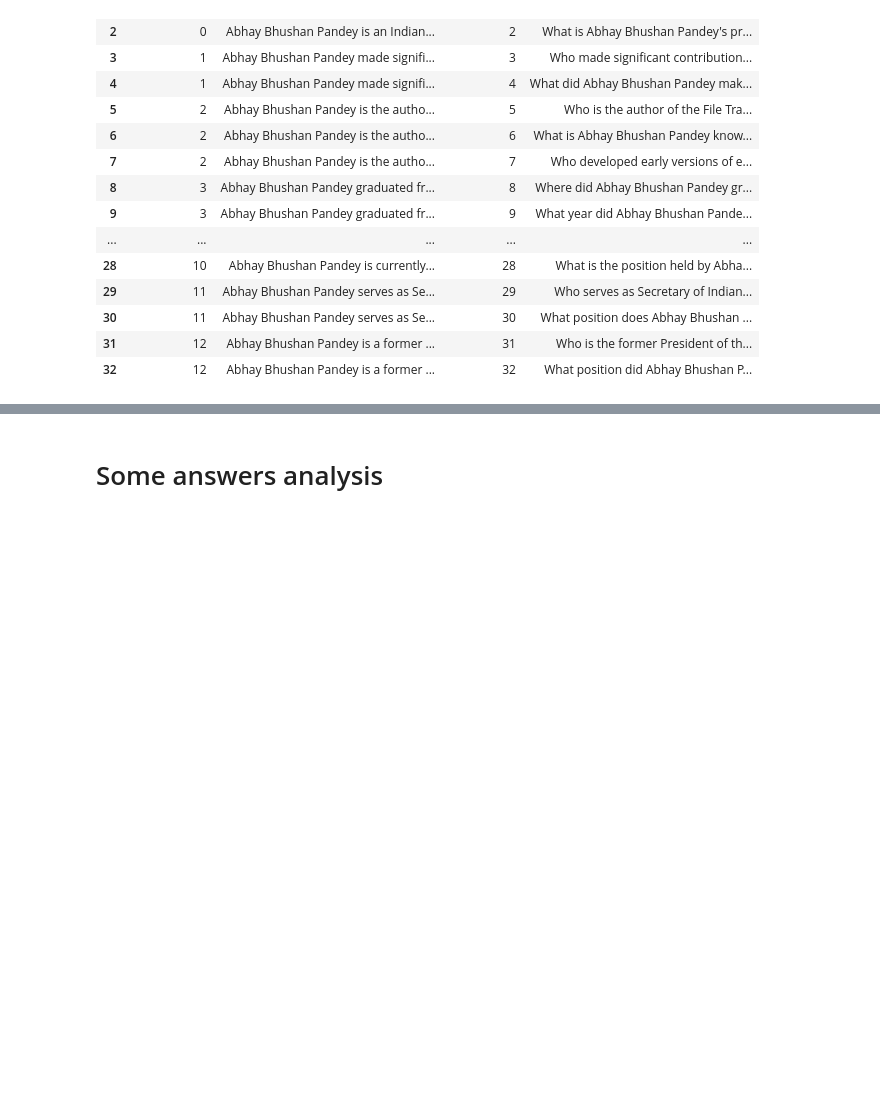
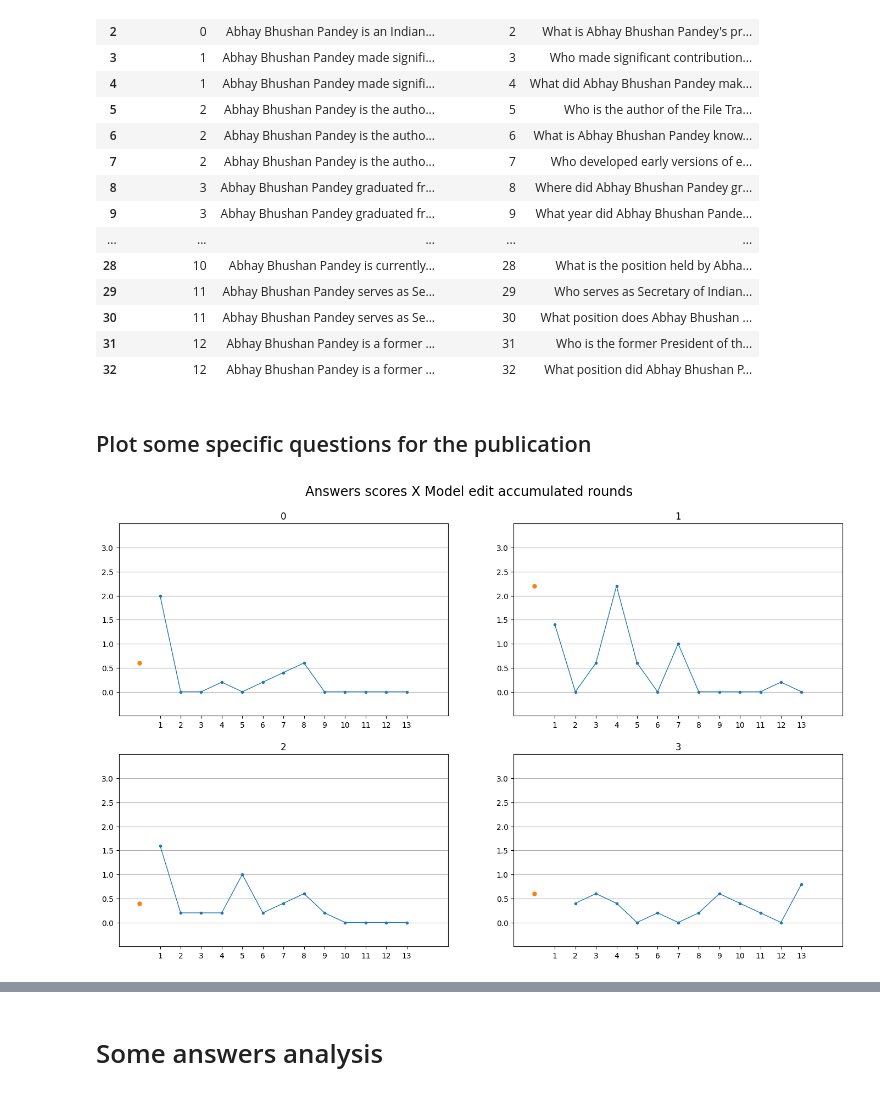
Before and after one commit to eduseiti/llm_editing_evaluation, a Jupyter notebook: factual_associations/plot_3_step_results.ipynb, the cells around one changed output, grey strips where cells are left out. Cells and saved outputs as stored; diff of their text form; code cells hidden in the pictures; blank space fills up the shorter version.

Commit message:
Additional plots and analysis for the final report

```diff
--- a/factual_associations/plot_3_step_results.ipynb
+++ b/factual_associations/plot_3_step_results.ipynb
@@ -103,6 +103,7 @@ rag_results['phi_scores_df']
 # %%
 questions = []
 question_to_id = {}
+id_to_question = []
 
 for key, value in facts_results['statements_scores'].items():
     print(key)
@@ -112,6 +113,8 @@ for key, value in facts_results['statements_scores'].items():
 
         questions.append({'question_id': len(questions),
                           'question': question['question']})
+
+        id_to_question.append(question['question'])
 # %% [output]
 Abhay Bhushan Pandey is an Indian computer scientist
 Abhay Bhushan Pandey made significant contributions to the development of the Internet TCP/IP architecture
@@ -146,3 +149,6 @@ questions
   'question': 'Who is the former President of the IIT-Kanpur Foundation?'},
  {'question_id': 32,
   'question': 'What position did Abhay Bhushan Pandey hold in the IIT-Kanpur Foundation?'}]
+# %%
+for i, each_question in enumerate(id_to_question):
+    print ("{} - {}".format(i, each_question))
@@ -214,3 +238,9 @@ pd.DataFrame(all_facts['facts'])
 | 10 | Abhay Bhushan Pandey | is currently chairman of | Asquare Inc |
 | 11 | Abhay Bhushan Pandey | serves as | Secretary of Indians for Collecti... |
 | 12 | Abhay Bhushan Pandey | is a former President of the | IIT-Kanpur Foundation |
+# %%
+number_of_questions = []
+
+for i, statement in enumerate(all_facts['questions_from_facts']):
+    print ("{} - number of questions: {}".format(i, len(statement['questions'])))
+    number_of_questions.append(len(statement['questions']))
@@ -351,3 +399,48 @@ pd.DataFrame(questions)
 | 30 | 11 | Abhay Bhushan Pandey serves as Se... | 30 | What position does Abhay Bhushan ... |
 | 31 | 12 | Abhay Bhushan Pandey is a former ... | 31 | Who is the former President of th... |
 | 32 | 12 | Abhay Bhushan Pandey is a former ... | 32 | What position did Abhay Bhushan P... |
+# %% [markdown]
+## Plot some specific questions for the publication
+# %%
+questions = []
+
+columns = 2
+
+fig, axs = plt.subplots(2, columns, figsize=[17, 10])
+
+fig.suptitle("Answers scores X Model edit accumulated rounds", y=0.95, fontsize='xx-large')
+
+for i, (group_name, group_df) in enumerate(all_questions_df.groupby(['statement_id', 'question'], sort=False)):
+
+    if i in [0, 1, 2, 3]:
+
+        questions.append({"statement_id": group_name[0],
+                          "statement": group_df.iloc[0]['statement'],
+                          "question_id": len(questions),
+                          "question": group_name[1]})
+
+        line, = axs[i // columns, i % columns].plot(group_df['round'], group_df['mean_score'], alpha=1.0, linewidth=1, marker='o', markersize=3)
+        # axs[i // 9, i % 9].fill_between(group_df['round'], group_df['min'], group_df['max'], color=line.get_color(), alpha=0.1, label='Range')
+
+        original_answer = original_results['facts_results_table_df'][original_results['facts_results_table_df']['question'] == group_name[1]]
+
+        axs[i // columns, i % columns].plot(-1, original_answer['mean_score'].to_numpy()[0], alpha=1.0, linewidth=1, marker='o', markersize=5)
+
+        axs[i // columns, i % columns].set_title("{}".format(i))
+
+        axs[i // columns, i % columns].set_xlim((-2, 14))
+        axs[i // columns, i % columns].set_ylim((-0.5, 3.5))
+
+        axs[i // columns, i % columns].set_xticks(range(0, 13), labels=range(1, 14))
+        axs[i // columns, i % columns].set_yticks(np.arange(0, 3.5, 0.5), labels=np.arange(0.0, 3.5, 0.5))
+
+        axs[i // columns, i % columns].grid(axis='y')
+
+
+plt.subplots_adjust(wspace=0.2, hspace=0.2)
+
+plt.savefig("data/score_edit_round_questions_0_1_2_3_20240630.png")
+
+plt.show()
+# %% [output]
+[figure, added]
```
Also changed, not shown: parts of 15 cells of this notebook.
